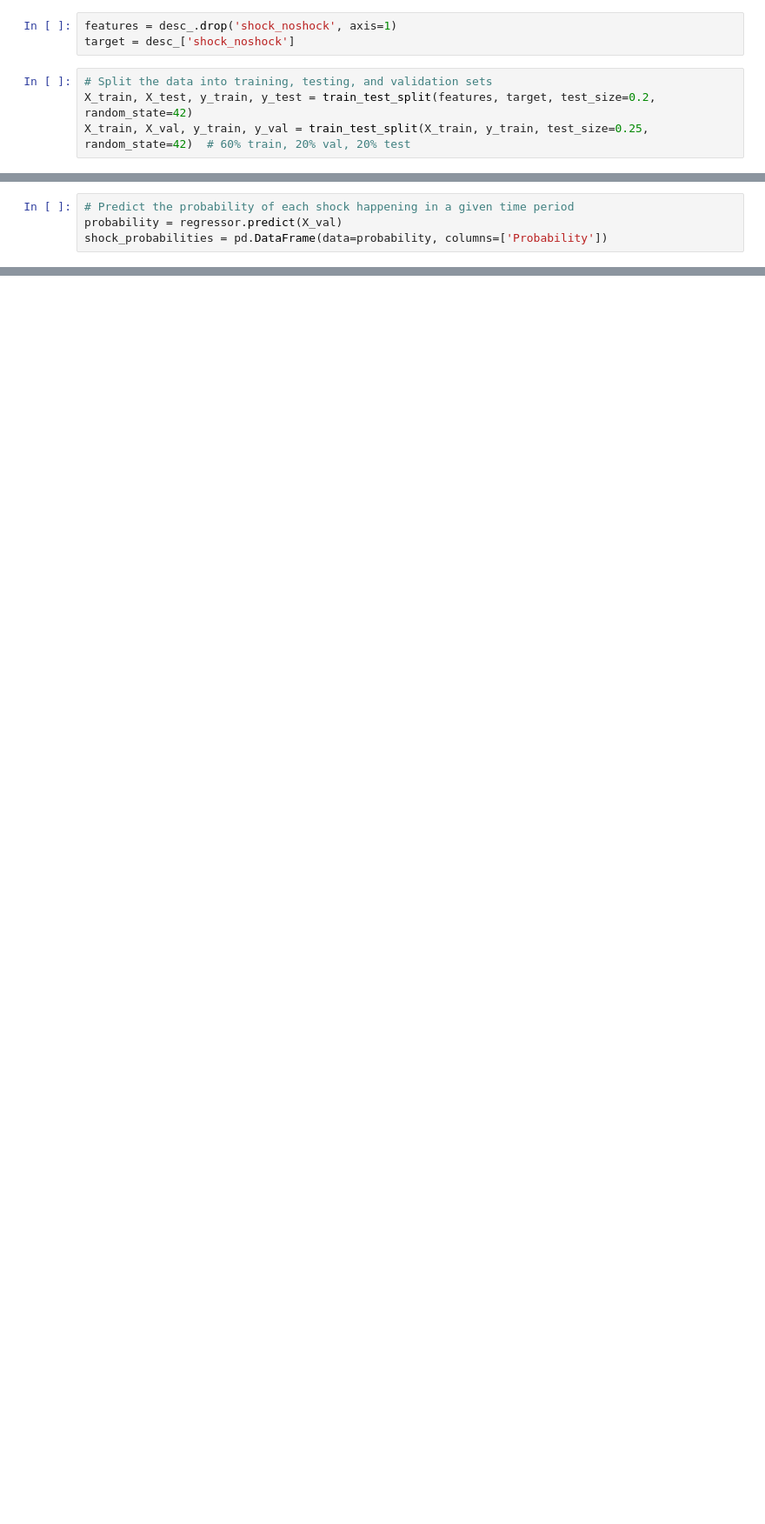
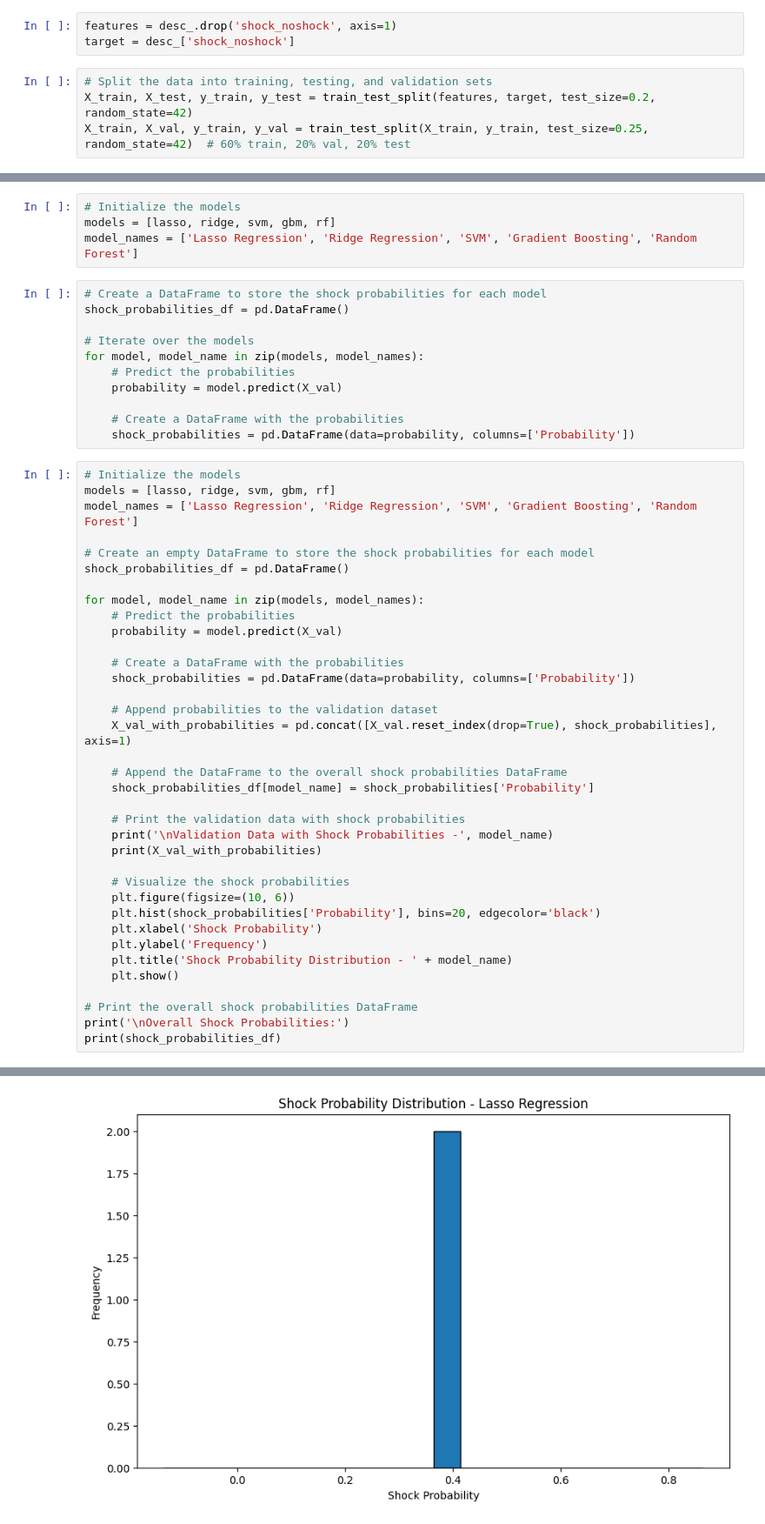
Before and after one commit to Watambwa/undata, a Jupyter notebook: The_Artificial_Intelligence_Squad.ipynb, the cells around one changed output, grey strips where cells are left out. Shown at 87% size. Cells and saved outputs as stored; diff of their text form; blank space fills up the shorter version.

```diff
--- a/The_Artificial_Intelligence_Squad.ipynb
+++ b/The_Artificial_Intelligence_Squad.ipynb
@@ -68,4 +73,0 @@ Mean Squared Error: 0.021389193861607817
-# %%
-# Predict the probability of each shock happening in a given time period
-probability = regressor.predict(X_val)
-shock_probabilities = pd.DataFrame(data=probability, columns=['Probability'])
@@ -95,0 +141,52 @@ Validation Data with Shock Probabilities:
+# %%
+# Initialize the models
+models = [lasso, ridge, svm, gbm, rf]
+model_names = ['Lasso Regression', 'Ridge Regression', 'SVM', 'Gradient Boosting', 'Random Forest']
+# %%
+# Create a DataFrame to store the shock probabilities for each model
+shock_probabilities_df = pd.DataFrame()
+
+# Iterate over the models
+for model, model_name in zip(models, model_names):
+    # Predict the probabilities
+    probability = model.predict(X_val)
+
+    # Create a DataFrame with the probabilities
+    shock_probabilities = pd.DataFrame(data=probability, columns=['Probability'])
+# %%
+# Initialize the models
+models = [lasso, ridge, svm, gbm, rf]
+model_names = ['Lasso Regression', 'Ridge Regression', 'SVM', 'Gradient Boosting', 'Random Forest']
+
+# Create an empty DataFrame to store the shock probabilities for each model
+shock_probabilities_df = pd.DataFrame()
+
+for model, model_name in zip(models, model_names):
+    # Predict the probabilities
+    probability = model.predict(X_val)
+
+    # Create a DataFrame with the probabilities
+    shock_probabilities = pd.DataFrame(data=probability, columns=['Probability'])
+
+    # Append probabilities to the validation dataset
+    X_val_with_probabilities = pd.concat([X_val.reset_index(drop=True), shock_probabilities], axis=1)
+
+    # Append the DataFrame to the overall shock probabilities DataFrame
+    shock_probabilities_df[model_name] = shock_probabilities['Probability']
+
+    # Print the validation data with shock probabilities
+    print('\nValidation Data with Shock Probabilities -', model_name)
+    print(X_val_with_probabilities)
+
+    # Visualize the shock probabilities
+    plt.figure(figsize=(10, 6))
+    plt.hist(shock_probabilities['Probability'], bins=20, edgecolor='black')
+    plt.xlabel('Shock Probability')
+    plt.ylabel('Frequency')
+    plt.title('Shock Probability Distribution - ' + model_name)
+    plt.show()
+
+# Print the overall shock probabilities DataFrame
+print('\nOverall Shock Probabilities:')
+print(shock_probabilities_df)
+# %% [output]
@@ -95,0 +210 @@ Validation Data with Shock Probabilities:
+[figure, added]
```
Also changed, not shown: parts of 19 cells of this notebook.
